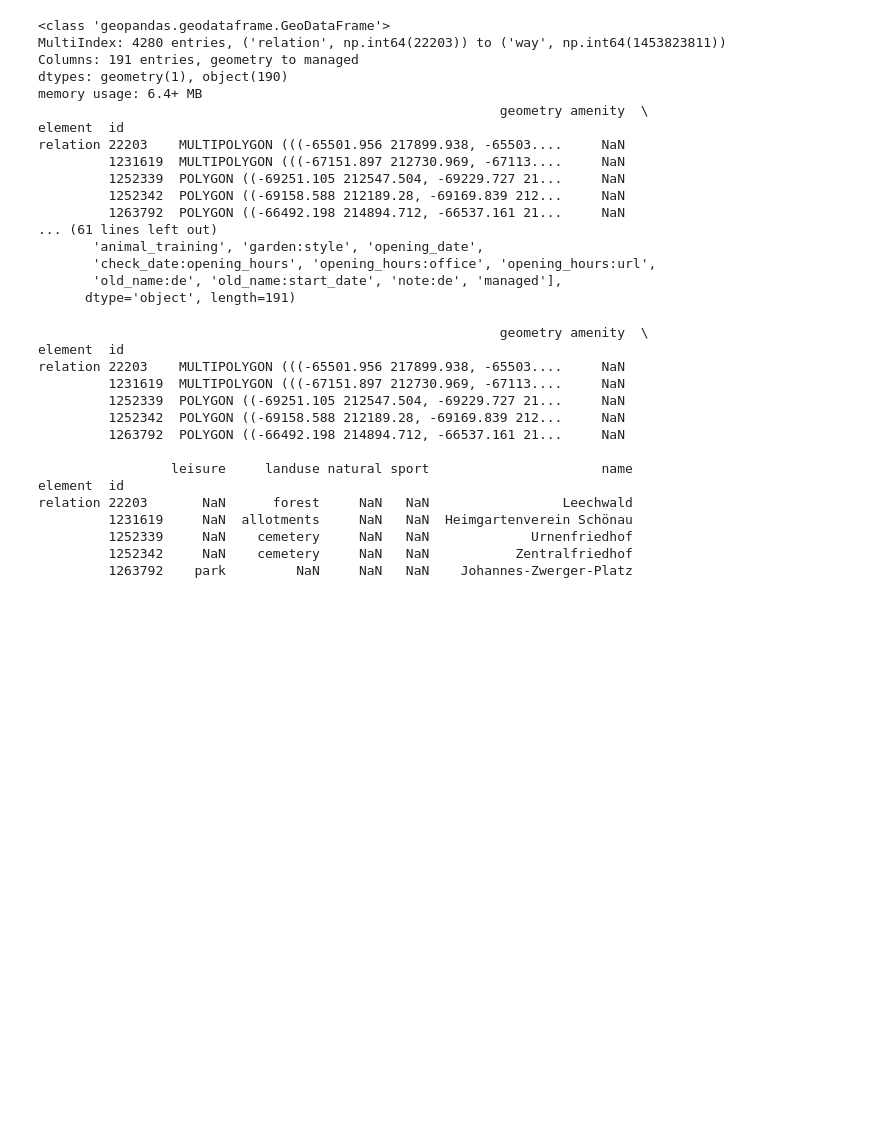
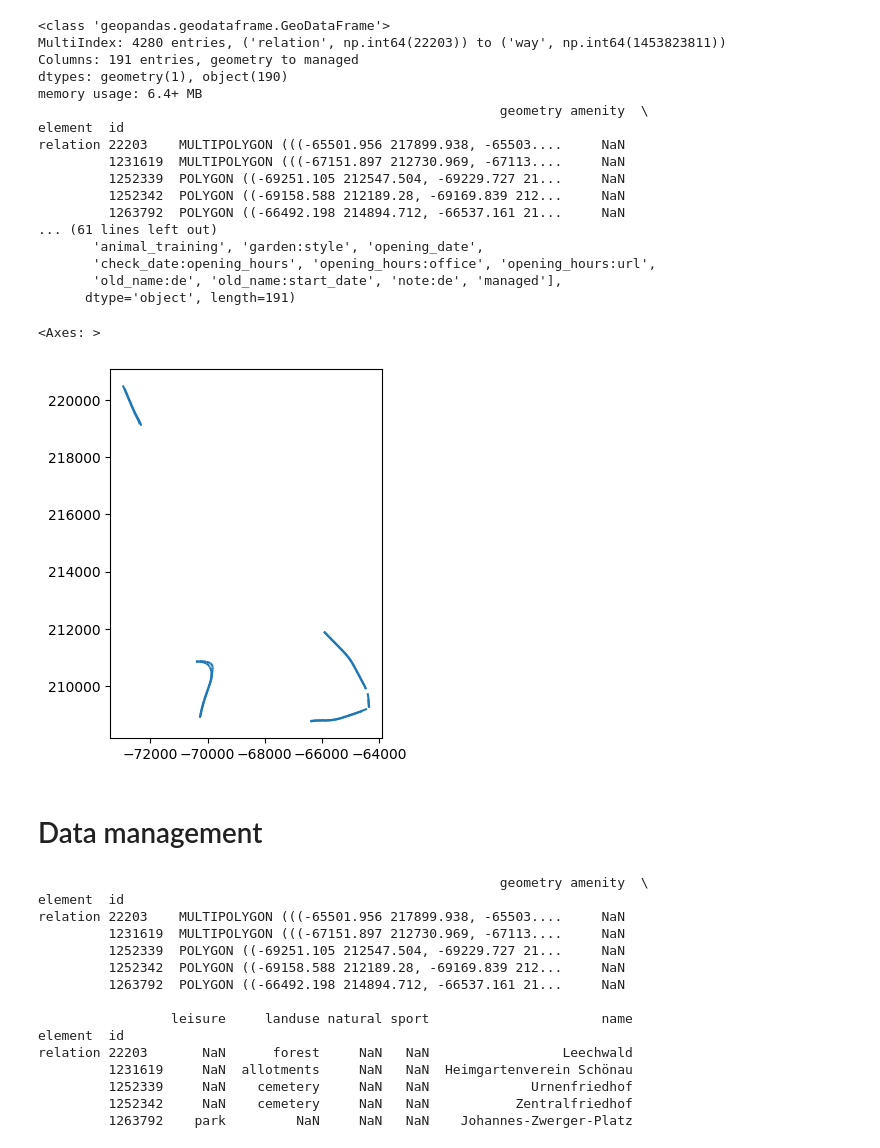
Before and after one commit to tobiashochreiter/Mid-Term-Project-GIS-Analysis-2, a Jupyter notebook: group4_midterm.ipynb, the cells around one changed output. Cells and saved outputs as stored; diff of their text form; code cells hidden in the pictures; blank space fills up the shorter version.

```diff
--- a/group4_midterm.ipynb
+++ b/group4_midterm.ipynb
@@ -119,5 +181,23 @@ relation 22203    MULTIPOLYGON (((-65501.956 217899.938, -65503....     NaN
        'check_date:opening_hours', 'opening_hours:office', 'opening_hours:url',
        'old_name:de', 'old_name:start_date', 'note:de', 'managed'],
       dtype='object', length=191)
+# %%
+# Download Autobahnen and trunks in Graz from osmnx
+highways = ox.features_from_place(
+    place_name,
+    tags={"highway": ["motorway", "trunk"]}
+)
+highways = highways.to_crs(epsg=31256)
+highways = highways[highways['tunnel'] != 'yes']
+
+#create buffer of 20 meters around highways
+highway_buffer = highways.buffer(50)
+
+highways.plot()
+# %% [output]
+<Axes: >
+[figure, added]
+# %% [markdown]
+# Data management
 # %%
 # Clean data
```
Also changed, not shown: parts of 27 cells of this notebook, 10 other files.
